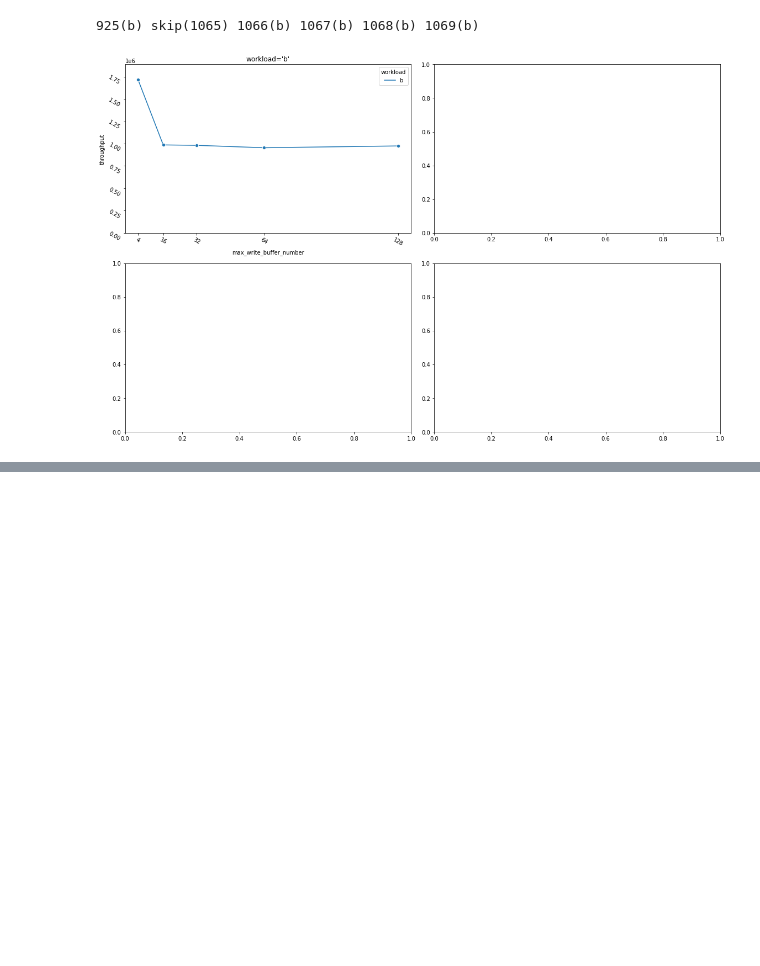
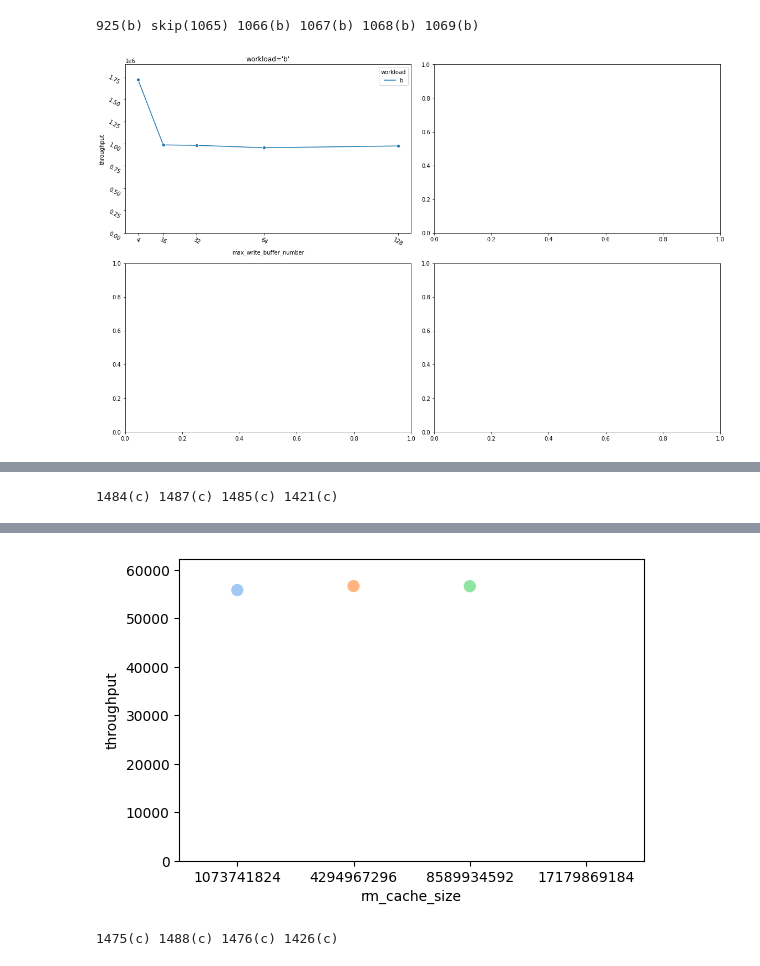
Before and after one commit to RabbitWhite1/d-rocksdb, a Jupyter notebook: ycsb_expr/result.ipynb, the cells around one changed output, grey strips where cells are left out. Saved outputs shown, nothing was run; the diff lists cells and outputs as text; code cells hidden in the pictures; blank space fills up the shorter version.

```diff
--- a/ycsb_expr/result.ipynb
+++ b/ycsb_expr/result.ipynb
@@ -283,0 +311,78 @@ skip(1373) skip(1374) skip(1375) skip(1376) skip(1377) skip(1378) skip(1379) ski
+# %%
+import yaml
+from exprmngr import ExprMngr
+from ycsb_exprmngr import DB_PATH, parse_log
+import seaborn as sns
+import pandas as pd
+import humanize
+import os.path as osp
+import matplotlib.pyplot as plt
+import numpy as np
+
+table_def = yaml.load(open('etc/table_def.yaml').read(), Loader=yaml.SafeLoader)
+config = yaml.load(open('etc/config.yaml').read(), Loader=yaml.SafeLoader)
+mngr = ExprMngr(table_def, DB_PATH, config)
+
+zipfian_alpha = 0.99
+requestdistribution = 'zipfian'
+max_write_buffer_number = 4
+max_background_jobs = 8
+workload = 'c'
+operationcount = 40000000
+min_write_buffer_number_to_merge = max_write_buffer_number - 2
+write_buffer_size = 256*1024**2
+recordcount = 134217728
+ax_id = 0
+data_df = None
+table_cache_numshardbits = 6
+version = 'debug-v0'
+threads=16
+lm_cache_size = int(16*1024**3)
+
+# nrows=2
+# fig, axs = plt.subplots(nrows=nrows, ncols=2, figsize=(16, nrows * 5), squeeze=False)
+for threads in [1,4,8,16]:
+    for rm_cache_size in [1*1024**3, 4*1024**3, 8*1024**3, 16*1024**3]:
+        cache_size = lm_cache_size+rm_cache_size
+        rm_ratio = rm_cache_size / cache_size
+        write_buffer_size = 256*1024**2
+        min_write_buffer_number_to_merge = max_write_buffer_number - 2
+        recordcount = 134217728
+        conf_id = mngr.get_id(workload=workload, recordcount=recordcount, operationcount=operationcount, threads=threads, write_buffer_size=write_buffer_size, cache_size=cache_size, version=version, zipfian_alpha=zipfian_alpha, requestdistribution=requestdistribution,max_write_buffer_number=max_write_buffer_number,max_background_jobs=max_background_jobs, table_cache_numshardbits=table_cache_numshardbits,min_write_buffer_number_to_merge=min_write_buffer_number_to_merge, rm_ratio=rm_ratio)
+        if not osp.exists(mngr.get_local_log_path(conf_id)):
+            print(f'skip({conf_id})', end=' ')
+            continue
+        try:
+            single_dict = parse_log(mngr.get_local_log_path(conf_id))
+        except:
+            print(f'skip({conf_id}({workload}))', end=' ')
+            continue
+        print(f'{conf_id}({workload})', end=' ')
+        single_dict['workload'] = workload
+        single_dict['cache_size'] = cache_size
+        single_dict['rm_ratio'] = rm_ratio
+        single_dict['rm_cache_size'] = rm_cache_size
+        single_dict['threads'] = threads
+        single_dict['version'] = version
+        single_df = pd.DataFrame([single_dict])
+        data_df = single_df if data_df is None else pd.concat([data_df, single_df], ignore_index=True)
+    print()
+    if data_df is None:
+        continue
+    fig = plt.figure(dpi=100)
+    # ax: plt.Axes = axs[ax_id // 2][ax_id % 2]
+    ax = plt.gca()
+    # ax.set_title(f'{cache_size=}, {table_cache_numshardbits=}')
+    # data_df['throughput'] /= data_df['throughput'].max()
+    # data_df['throughput'] *= 100
+    # sns.barplot(x='rm_cache_size', y='throughput', data=data_df, ax=ax, palette=sns.color_palette("pastel"))
+    sns.pointplot(x='rm_cache_size', y='throughput', data=data_df, ax=ax, palette=sns.color_palette("pastel"))
+    ax.set_ylim(0, data_df['throughput'].max() * 1.1)
+    ax_id += 1
+    mngr.conn.commit()
+    display(data_df)
+    data_df = None
+    plt.show()
+plt.tight_layout()
+# %% [output]
+1484(c) 1487(c) 1485(c) 1421(c)
@@ -283,0 +394,2 @@ skip(1373) skip(1374) skip(1375) skip(1376) skip(1377) skip(1378) skip(1379) ski
+[figure, added]
+1475(c) 1488(c) 1476(c) 1426(c)
```
Also changed, not shown: parts of 2 cells of this notebook, 11 other files.
